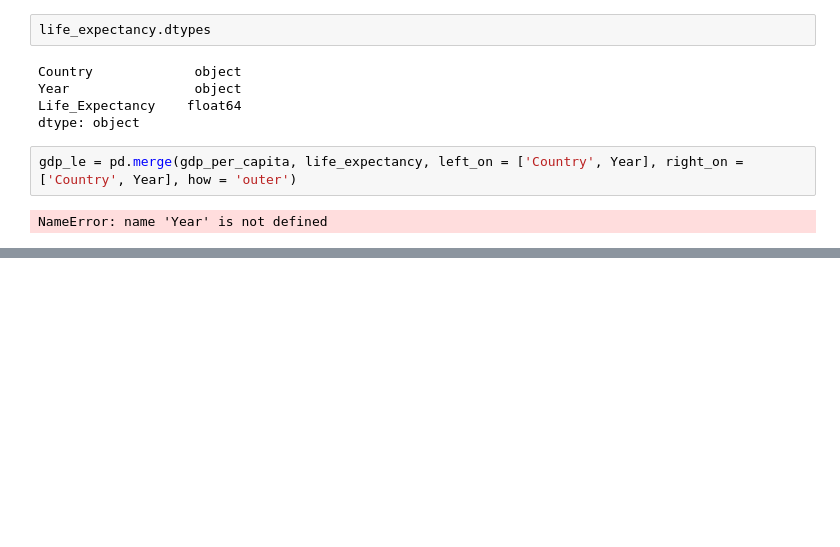
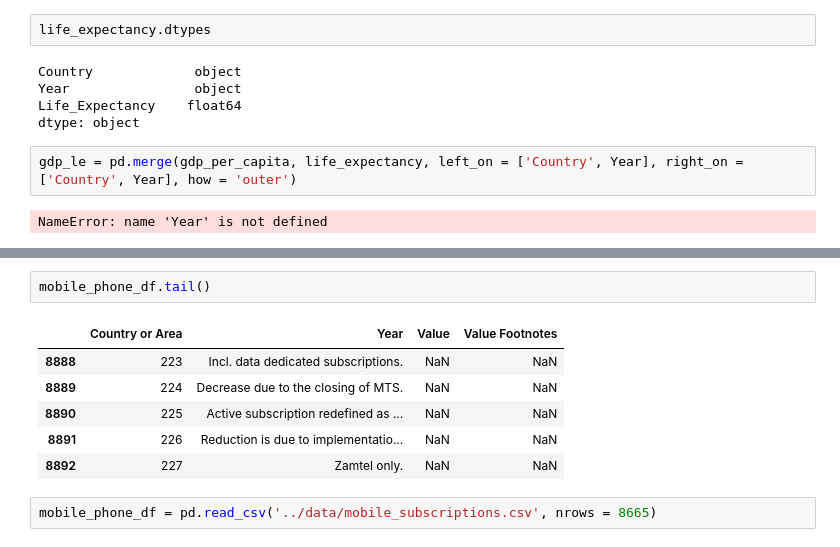
Before and after one commit to nss-data-science-cohort-6/un_data_question-jeffreyreeve, a Jupyter notebook: notebooks/UN_Data_Exploration.ipynb, the cells around one changed output, grey strips where cells are left out. Saved outputs shown, nothing was run; the diff lists cells and outputs as text; blank space fills up the shorter version.

```diff
--- a/notebooks/UN_Data_Exploration.ipynb
+++ b/notebooks/UN_Data_Exploration.ipynb
@@ -398,0 +413,11 @@ NameError: name 'Year' is not defined
+# %%
+mobile_phone_df.tail()
+# %% [output]
+|  | Country or Area | Year | Value | Value Footnotes |
+| 8888 | 223 | Incl. data dedicated subscriptions. | NaN | NaN |
+| 8889 | 224 | Decrease due to the closing of MTS. | NaN | NaN |
+| 8890 | 225 | Active subscription redefined as ... | NaN | NaN |
+| 8891 | 226 | Reduction is due to implementatio... | NaN | NaN |
+| 8892 | 227 | Zamtel only. | NaN | NaN |
+# %%
+mobile_phone_df = pd.read_csv('../data/mobile_subscriptions.csv', nrows = 8665)
```
Also changed, not shown: parts of 17 cells of this notebook.
